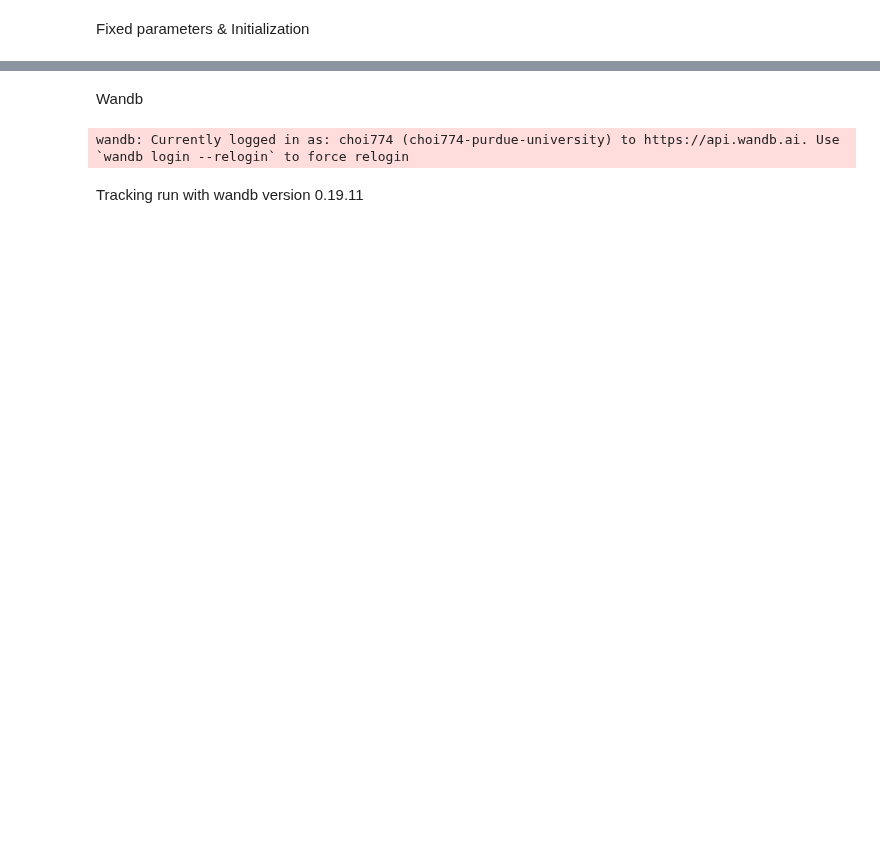
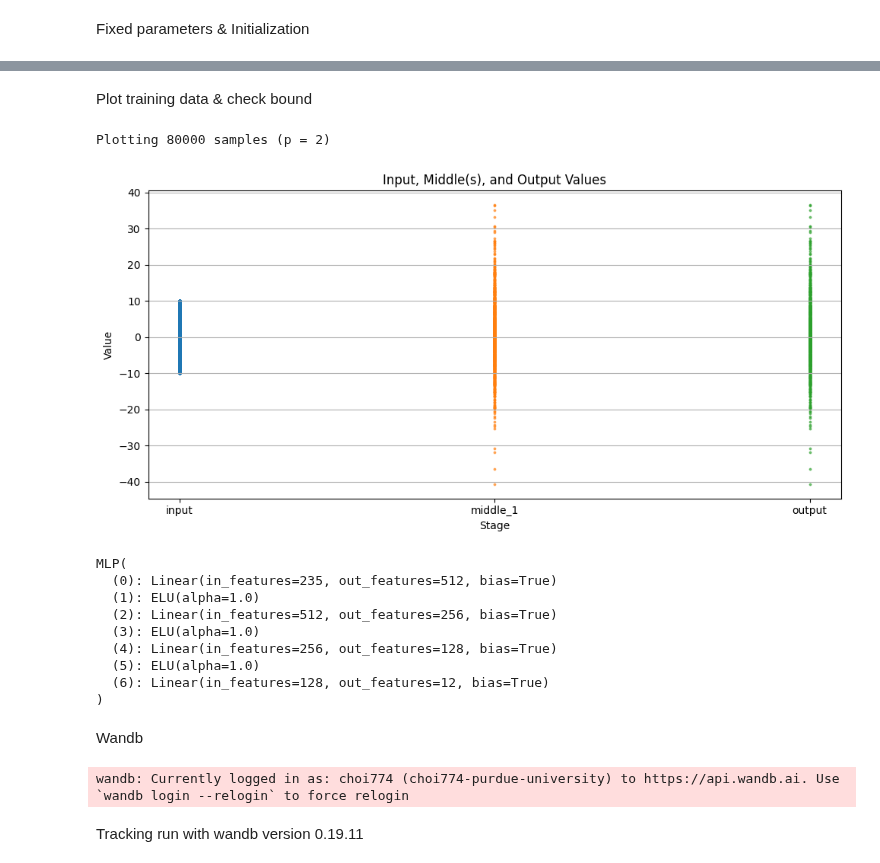
Before and after one commit to gyf23205/Koopman_decompose_ext, a Jupyter notebook: KAE/main_walk.ipynb, the cells around one changed output, grey strips where cells are left out. Cells and saved outputs as stored; diff of their text form; code cells hidden in the pictures; blank space fills up the shorter version.

```diff
--- a/KAE/main_walk.ipynb
+++ b/KAE/main_walk.ipynb
@@ -199,6 +209,56 @@ Sample 1: input torch.Size([1, 512]), output torch.Size([1, 512])
 Sample 2: input torch.Size([1, 512]), output torch.Size([1, 512])
 Sample 3: input torch.Size([1, 512]), output torch.Size([1, 512])
 Sample 4: input torch.Size([1, 512]), output torch.Size([1, 512])
+# %% [markdown]
+Plot training data & check bound
+# %%
+import matplotlib.pyplot as plt
+import torch
+
+# assumes training_data and p already exist
+print(f"Plotting {len(training_data)} samples (p = {p})")
+
+categories = ["input"] + [f"middle_{i+1}" for i in range(p-1)] + ["output"]
+x_labels = list(range(len(categories)))
+all_values = {label: [] for label in categories}
+
+# collect all data by stage
+for i in range(0, 100*p, p):
+    seq_pairs = training_data[i:i+p]
+    states = [seq_pairs[0][0]]
+    for pair in seq_pairs:
+        states.append(pair[1])
+    states = [s.detach().cpu().flatten() for s in states]
+
+    for label, tensor in zip(categories, states):
+        all_values[label].extend(tensor.tolist())
+
+# flatten all for plotting
+plt.figure(figsize=(10,5))
+for j, label in enumerate(categories):
+    plt.scatter([j]*len(all_values[label]), all_values[label], s=3, alpha=0.6)
+
+plt.xticks(x_labels, categories)
+plt.title("Input, Middle(s), and Output Values")
+plt.xlabel("Stage")
+plt.ylabel("Value")
+plt.grid(True, axis='y')
+plt.tight_layout()
+plt.show()
+
+print(original_model)
+# %% [output]
+Plotting 80000 samples (p = 2)
+[figure, added]
+MLP(
+  (0): Linear(in_features=235, out_features=512, bias=True)
+  (1): ELU(alpha=1.0)
+  (2): Linear(in_features=512, out_features=256, bias=True)
+  (3): ELU(alpha=1.0)
+  (4): Linear(in_features=256, out_features=128, bias=True)
+  (5): ELU(alpha=1.0)
+  (6): Linear(in_features=128, out_features=12, bias=True)
+)
 # %% [markdown]
 Wandb
 # %%
```
Also changed, not shown: parts of 7 cells of this notebook, 3 other files.
